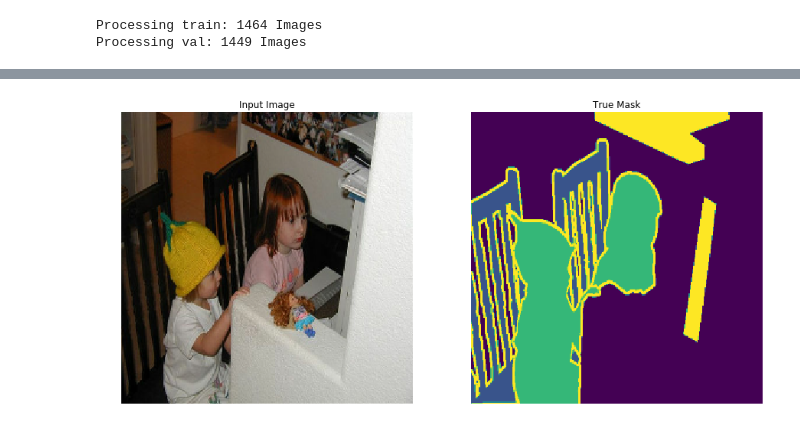
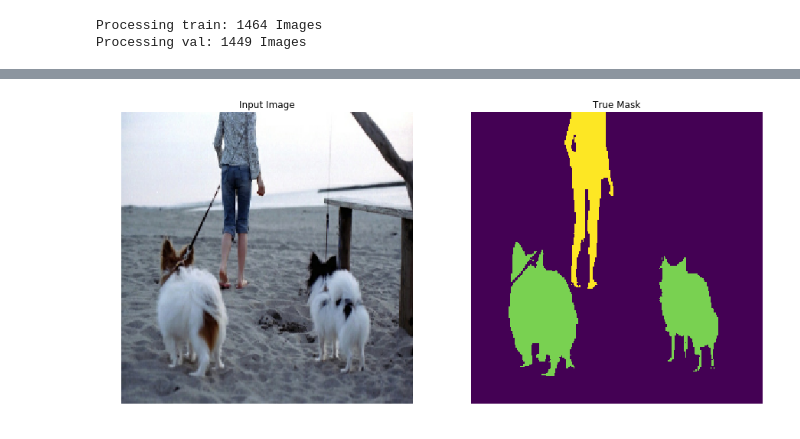
Before and after one commit to SatioO/DL_Practices, a Jupyter notebook: Tensorflow 2.0 TFRecord Writer (VOC Pascel).ipynb, the cells around one changed output, grey strips where cells are left out. Drawn from its saved outputs; the diff is of its cells as text; code cells hidden in the pictures.

```diff
--- a/Tensorflow 2.0 TFRecord Writer (VOC Pascel).ipynb
+++ b/Tensorflow 2.0 TFRecord Writer (VOC Pascel).ipynb
@@ -87,19 +125,12 @@ Processing val: 1449 Images
 # %%
 IMG_DIM = 256
 BATCH_SIZE = 32
-BUFFER_SIZE = 500
 N_CLASSES = 64
+OUTPUT_CHANNELS = 21
 
 def normalize(input_image, input_mask):
-    input_image = tf.image.per_image_standardization(input_image)
+
     return input_image, input_mask
-
-def parse_image(content, channels):
-    return tf.cond(
-        tf.image.is_jpeg(content),
-        lambda: tf.image.decode_jpeg(content, channels),
-        lambda: tf.image.decode_png(content, channels)
-    )
 
 def parse_dataset(example_proto):
     features = {
@@ -115,31 +146,28 @@ def parse_dataset(example_proto):
 
     parsed_feature = tf.io.parse_single_example(example_proto, features)
 
-    image = parse_image(parsed_feature['image/encoded'], channels=3)
+    image = tf.image.decode_jpeg(parsed_feature['image/encoded'], channels=3)
+    image = tf.image.convert_image_dtype(image, tf.float32)
     image = tf.image.resize(image, (IMG_DIM, IMG_DIM))
-    image = tf.image.convert_image_dtype(image, tf.float32)
+    image = tf.image.per_image_standardization(image)
 
-    label = parse_image(parsed_feature['image/segmentation'], channels=1)
-    label = tf.image.resize(label, (IMG_DIM, IMG_DIM))
+    label = tf.image.decode_png(parsed_feature['image/segmentation'], 1)
+    label = tf.cast(label, tf.int32)
+
 
     return image, label
 
 train_list_ds = tf.data.Dataset.list_files(OUTPUT_DIR + "/train-*.tfrecord")
 valid_list_ds = tf.data.Dataset.list_files(OUTPUT_DIR + "/val-*.tfrecord")
 
-
 train_ds = (tf.data
     .TFRecordDataset(train_list_ds)
-    .map(parse_dataset, num_parallel_calls=tf.data.experimental.AUTOTUNE)
-    .map(normalize, num_parallel_calls=tf.data.experimental.AUTOTUNE)
-    .shuffle(BUFFER_SIZE)
-    .batch(BATCH_SIZE)
-    .prefetch(tf.data.experimental.AUTOTUNE))
+    .map(parse_dataset, num_parallel_calls=tf.data.experimental.AUTOTUNE))
 
 valid_ds = (tf.data
     .TFRecordDataset(valid_list_ds)
-    .map(parse_dataset, num_parallel_calls=tf.data.experimental.AUTOTUNE)
-    .map(normalize, num_parallel_calls=tf.data.experimental.AUTOTUNE)
-    .shuffle(BUFFER_SIZE)
-    .batch(BATCH_SIZE)
-    .prefetch(tf.data.experimental.AUTOTUNE))
+    .map(parse_dataset, num_parallel_calls=tf.data.experimental.AUTOTUNE))
+
+train_dataset = train_ds.cache().shuffle(BATCH_SIZE * 50).batch(BATCH_SIZE).repeat()
+train_dataset = train_dataset.prefetch(buffer_size=tf.data.experimental.AUTOTUNE)
+valid_dataset = valid_ds.batch(BATCH_SIZE)
@@ -214,11 +237,11 @@ def display(display_list):
         plt.axis('off')
     plt.show()
 # %%
-for image, mask in train_ds.take(1):
-    sample_image, sample_mask = image[3], mask[3]
+for image, mask in train_ds.take(5):
+    sample_image, sample_mask = image, mask
 display([sample_image, sample_mask])
 # %% [output]
-[figure, old version]
+[figure, new version]
 # %%
 def create_mask(pred_mask):
     pred_mask = tf.argmax(pred_mask, axis=-1)
```
Also changed, not shown: parts of 5 cells of this notebook.
